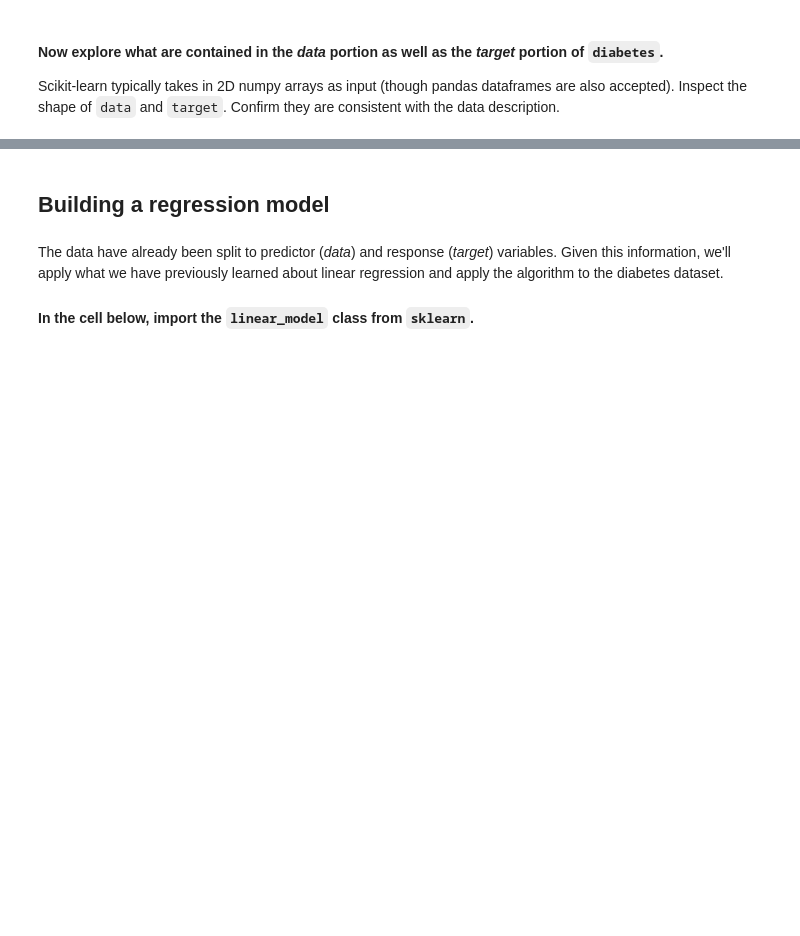
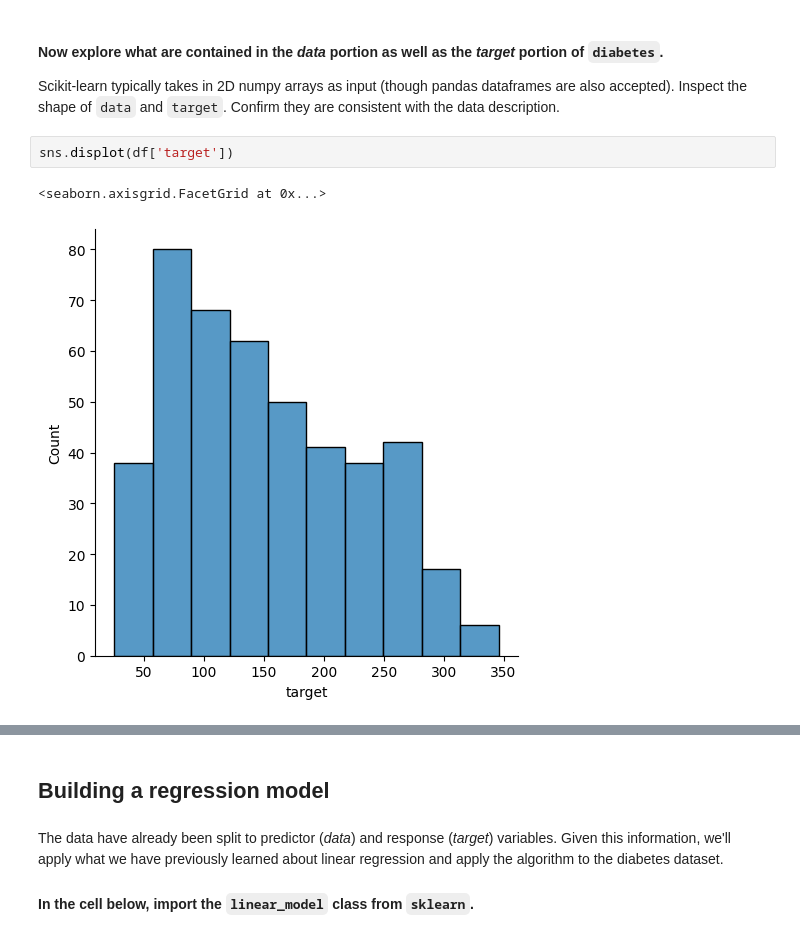
Before and after one commit to naiamerino/2026-02-BILBAO-FT-Data-Science, a Jupyter notebook: 3-Machine_Learning/1-Supervisado/1-Regression/1-Linear_Regression/ejercicios/2 Diabetes.ipynb, the cells around one changed output, grey strips where cells are left out. Saved outputs shown, nothing was run; the diff lists cells and outputs as text; blank space fills up the shorter version.

```diff
--- a/3-Machine_Learning/1-Supervisado/1-Regression/1-Linear_Regression/ejercicios/2 Diabetes.ipynb
+++ b/3-Machine_Learning/1-Supervisado/1-Regression/1-Linear_Regression/ejercicios/2 Diabetes.ipynb
@@ -76,3 +145,8 @@ Bradley Efron, Trevor Hastie, Iain Johnstone and Robert Tibshirani (2004) "Least
 #### Now explore what are contained in the *data* portion as well as the *target* portion of `diabetes`.
 
 Scikit-learn typically takes in 2D numpy arrays as input (though pandas dataframes are also accepted). Inspect the shape of `data` and `target`. Confirm they are consistent with the data description.
+# %%
+sns.displot(df['target'])
+# %% [output]
+<seaborn.axisgrid.FacetGrid at 0x...>
+[figure, added]
```
Also changed, not shown: parts of 35 cells of this notebook, 9 other files.
